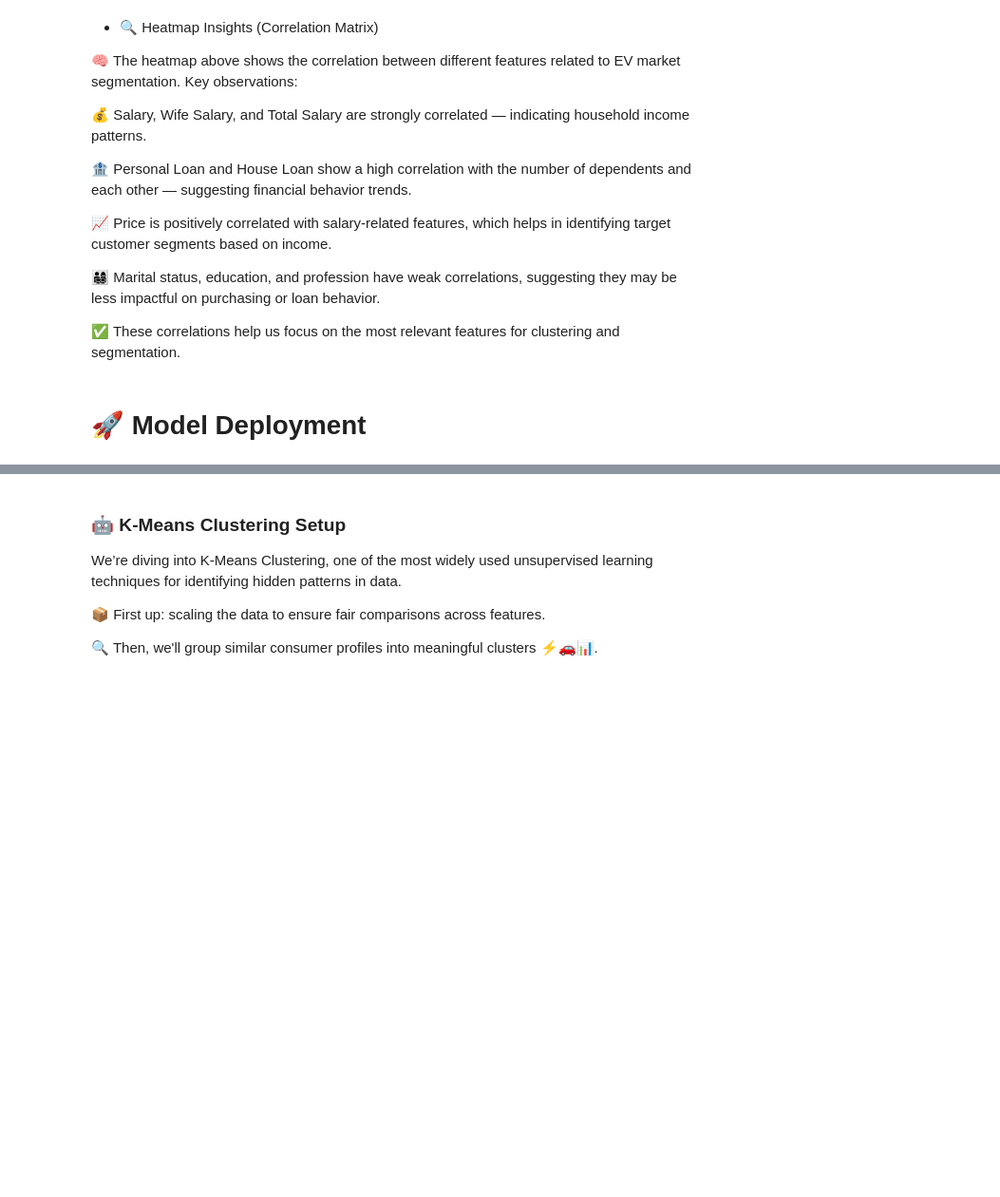
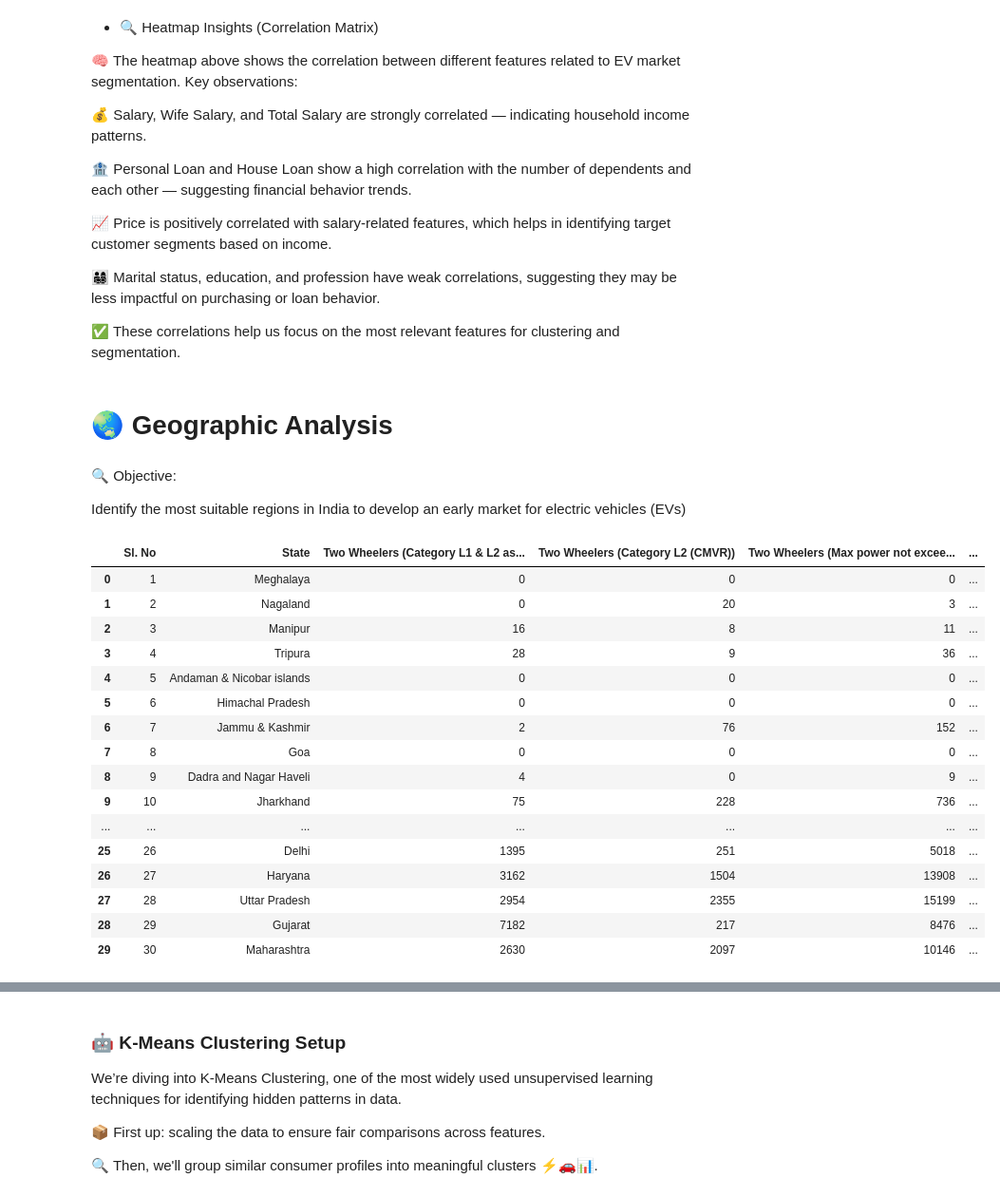
Before and after one commit to joyashre/EV-Market-Segmentation, a Jupyter notebook: EV_market.ipynb, the cells around one changed output, grey strips where cells are left out. Shown at 95% size. Saved outputs shown, nothing was run; the diff lists cells and outputs as text; code cells hidden in the pictures; blank space fills up the shorter version.

```diff
--- a/EV_market.ipynb
+++ b/EV_market.ipynb
@@ -440,5 +442,32 @@ sns.heatmap(df.corr(), annot=True, cmap='RdYlGn')
 👨‍👩‍👧‍👦 Marital status, education, and profession have weak correlations, suggesting they may be less impactful on purchasing or loan behavior.
 
 ✅ These correlations help us focus on the most relevant features for clustering and segmentation.
-# %% [markdown]
-# 🚀 Model Deployment
+# %% [markdown]
+# 🌏 Geographic Analysis
+# %% [markdown]
+🔍 Objective:
+
+Identify the most suitable regions in India to develop an early market for electric vehicles (EVs)
+# %%
+# importing statewise sales dataset
+
+place_data = pd.read_csv("C:\\Users\\Joyi\\OneDrive\\Desktop\\feynn lab internship\\ev market\\EVStats.csv")
+place_data
+# %% [output]
+|  | Sl. No | State | Two Wheelers (Category L1 & L2 as... | Two Wheelers (Category L2 (CMVR)) | Two Wheelers (Max power not excee... | ... |
+| 0 | 1 | Meghalaya | 0 | 0 | 0 | ... |
+| 1 | 2 | Nagaland | 0 | 20 | 3 | ... |
+| 2 | 3 | Manipur | 16 | 8 | 11 | ... |
+| 3 | 4 | Tripura | 28 | 9 | 36 | ... |
+| 4 | 5 | Andaman & Nicobar islands | 0 | 0 | 0 | ... |
+| 5 | 6 | Himachal Pradesh | 0 | 0 | 0 | ... |
+| 6 | 7 | Jammu & Kashmir | 2 | 76 | 152 | ... |
+| 7 | 8 | Goa | 0 | 0 | 0 | ... |
+| 8 | 9 | Dadra and Nagar Haveli | 4 | 0 | 9 | ... |
+| 9 | 10 | Jharkhand | 75 | 228 | 736 | ... |
+| ... | ... | ... | ... | ... | ... | ... |
+| 25 | 26 | Delhi | 1395 | 251 | 5018 | ... |
+| 26 | 27 | Haryana | 3162 | 1504 | 13908 | ... |
+| 27 | 28 | Uttar Pradesh | 2954 | 2355 | 15199 | ... |
+| 28 | 29 | Gujarat | 7182 | 217 | 8476 | ... |
+| 29 | 30 | Maharashtra | 2630 | 2097 | 10146 | ... |
```
Also changed, not shown: parts of 16 cells of this notebook, 1 other file.
